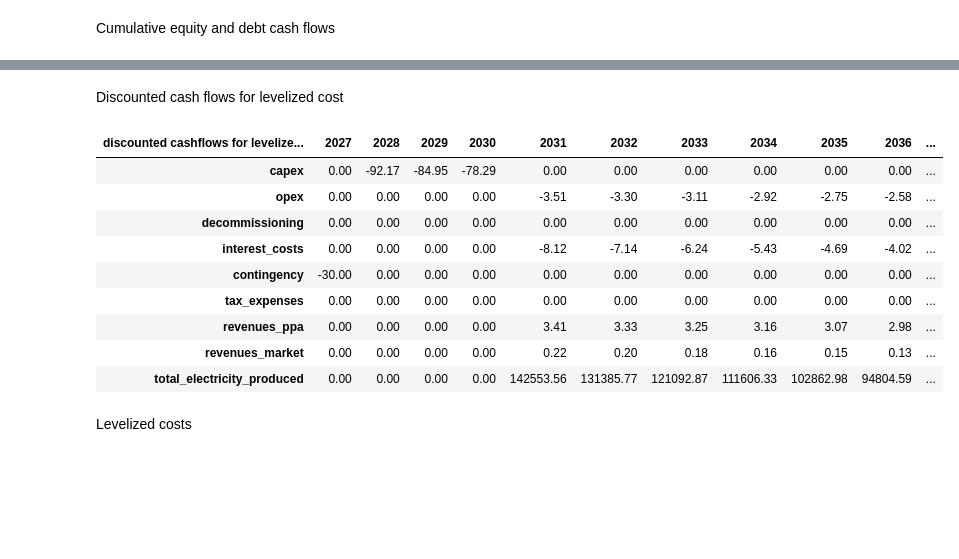
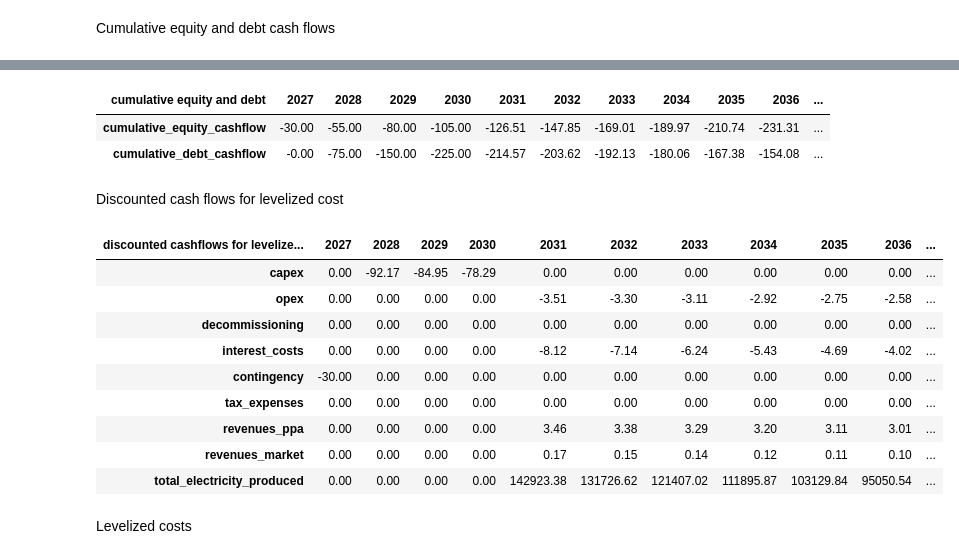
Before and after one commit to DinaBoer/NSE6, a Jupyter notebook: assets/OS_working_file.ipynb, the cells around one changed output, grey strips where cells are left out. Drawn from its saved outputs; the diff is of its cells as text; code cells hidden in the pictures; blank space fills up the shorter version.

```diff
--- a/assets/OS_working_file.ipynb
+++ b/assets/OS_working_file.ipynb
@@ -413,0 +220,5 @@ debt_and_loan_part1(OS_capex,OS_loan_percentage,OS_loan_interest_rate,OS_lifetim
+# %%
+from finances.taxes_debt_loans import debt_and_loan_part1
+
+df_debt_and_loan_part1 = debt_and_loan_part1(**os_parameters)
+df_debt_and_loan_part1.style.format(precision=2)
@@ -492,0 +234,8 @@ taxes_and_profits_part2(OS_capex,
+# %%
+from finances.taxes_debt_loans import taxes_and_profits_part2
+
+df_taxes_and_profits_part2 = taxes_and_profits_part2(df_operational_phase,
+                                                     df_taxes_and_profits_part1,
+                                                     df_debt_and_loan_part1,
+                                                     **os_parameters)
+df_taxes_and_profits_part2.style.format(precision=2)
@@ -646,0 +273,5 @@ project_reserves(OS_capex,OS_lifetime).style.format(precision=2)
+# %%
+from finances.project_reserves_and_equity import project_reserves
+
+df_project_reserves = project_reserves(**os_parameters)
+df_project_reserves.style.format(precision=2)
@@ -933,2 +319,13 @@ cumulative_equity_and_debt_cashflows(OS_capex,
+# %%
+from finances.present_value_and_cumulative_cashflows import cumulative_equity_and_debt_cashflows
+
+df_cumulative_equity_and_debt_cashflows = cumulative_equity_and_debt_cashflows(df_equity_funding,
+                                                                               df_debt_and_loan_part1,
+                                                                               **os_parameters)
+df_cumulative_equity_and_debt_cashflows.style.format(precision=2)
+# %% [output]
+| cumulative equity and debt | 2027 | 2028 | 2029 | 2030 | 2031 | 2032 | 2033 | 2034 | 2035 | 2036 | ... |
+| cumulative_equity_cashflow | -30.00 | -55.00 | -80.00 | -105.00 | -126.51 | -147.85 | -169.01 | -189.97 | -210.74 | -231.31 | ... |
+| cumulative_debt_cashflow | -0.00 | -75.00 | -150.00 | -225.00 | -214.57 | -203.62 | -192.13 | -180.06 | -167.38 | -154.08 | ... |
 # %% [markdown]
 Discounted cash flows for levelized cost
@@ -1048,23 +331,0 @@ def discounted_cashflows_for_levelized_cost(capex_variable,
-# %%
-discounted_cashflows_for_levelized_cost(OS_capex,
-                                        df_OS_opex,
-                                        OS_inflation,
-                                        OS_revenues_to_electrolyser,
-                                        OS_revenues_to_market,
-                                        OS_decomissioning_percentage,
-                                        OS_loan_percentage,
-                                        OS_loan_interest_rate,
-                                        OS_income_tax_rate,
-                                        OS_general_WACC,
-                                        OS_lifetime).style.format(precision=2)
-# %% [output]
-| discounted cashflows for levelize... | 2027 | 2028 | 2029 | 2030 | 2031 | 2032 | 2033 | 2034 | 2035 | 2036 | ... |
-| capex | 0.00 | -92.17 | -84.95 | -78.29 | 0.00 | 0.00 | 0.00 | 0.00 | 0.00 | 0.00 | ... |
-| opex | 0.00 | 0.00 | 0.00 | 0.00 | -3.51 | -3.30 | -3.11 | -2.92 | -2.75 | -2.58 | ... |
-| decommissioning | 0.00 | 0.00 | 0.00 | 0.00 | 0.00 | 0.00 | 0.00 | 0.00 | 0.00 | 0.00 | ... |
-| interest_costs | 0.00 | 0.00 | 0.00 | 0.00 | -8.12 | -7.14 | -6.24 | -5.43 | -4.69 | -4.02 | ... |
-| contingency | -30.00 | 0.00 | 0.00 | 0.00 | 0.00 | 0.00 | 0.00 | 0.00 | 0.00 | 0.00 | ... |
-| tax_expenses | 0.00 | 0.00 | 0.00 | 0.00 | 0.00 | 0.00 | 0.00 | 0.00 | 0.00 | 0.00 | ... |
-| revenues_ppa | 0.00 | 0.00 | 0.00 | 0.00 | 3.41 | 3.33 | 3.25 | 3.16 | 3.07 | 2.98 | ... |
-| revenues_market | 0.00 | 0.00 | 0.00 | 0.00 | 0.22 | 0.20 | 0.18 | 0.16 | 0.15 | 0.13 | ... |
-| total_electricity_produced | 0.00 | 0.00 | 0.00 | 0.00 | 142553.56 | 131385.77 | 121092.87 | 111606.33 | 102862.98 | 94804.59 | ... |
@@ -1071,2 +391,21 @@ discounted_cashflows_for_levelized_cost(OS_capex,
+# %%
+df_discounted_cashflows_for_levelized_cost = discounted_cashflows_for_levelized_cost(df_construction_phase,
+                                                                                     df_operational_phase,
+                                                                                     df_decommissioning_phase,
+                                                                                     df_taxes_and_profits_part2,
+                                                                                     df_project_reserves,
+                                                                                     **os_parameters)
+df_discounted_cashflows_for_levelized_cost.style.format(precision=2)
+# %% [output]
+| discounted cashflows for levelize... | 2027 | 2028 | 2029 | 2030 | 2031 | 2032 | 2033 | 2034 | 2035 | 2036 | ... |
+| capex | 0.00 | -92.17 | -84.95 | -78.29 | 0.00 | 0.00 | 0.00 | 0.00 | 0.00 | 0.00 | ... |
+| opex | 0.00 | 0.00 | 0.00 | 0.00 | -3.51 | -3.30 | -3.11 | -2.92 | -2.75 | -2.58 | ... |
+| decommissioning | 0.00 | 0.00 | 0.00 | 0.00 | 0.00 | 0.00 | 0.00 | 0.00 | 0.00 | 0.00 | ... |
+| interest_costs | 0.00 | 0.00 | 0.00 | 0.00 | -8.12 | -7.14 | -6.24 | -5.43 | -4.69 | -4.02 | ... |
+| contingency | -30.00 | 0.00 | 0.00 | 0.00 | 0.00 | 0.00 | 0.00 | 0.00 | 0.00 | 0.00 | ... |
+| tax_expenses | 0.00 | 0.00 | 0.00 | 0.00 | 0.00 | 0.00 | 0.00 | 0.00 | 0.00 | 0.00 | ... |
+| revenues_ppa | 0.00 | 0.00 | 0.00 | 0.00 | 3.46 | 3.38 | 3.29 | 3.20 | 3.11 | 3.01 | ... |
+| revenues_market | 0.00 | 0.00 | 0.00 | 0.00 | 0.17 | 0.15 | 0.14 | 0.12 | 0.11 | 0.10 | ... |
+| total_electricity_produced | 0.00 | 0.00 | 0.00 | 0.00 | 142923.38 | 131726.62 | 121407.02 | 111895.87 | 103129.84 | 95050.54 | ... |
 # %% [markdown]
 Levelized costs
```
Also changed, not shown: parts of 84 cells of this notebook, 11 other files.
